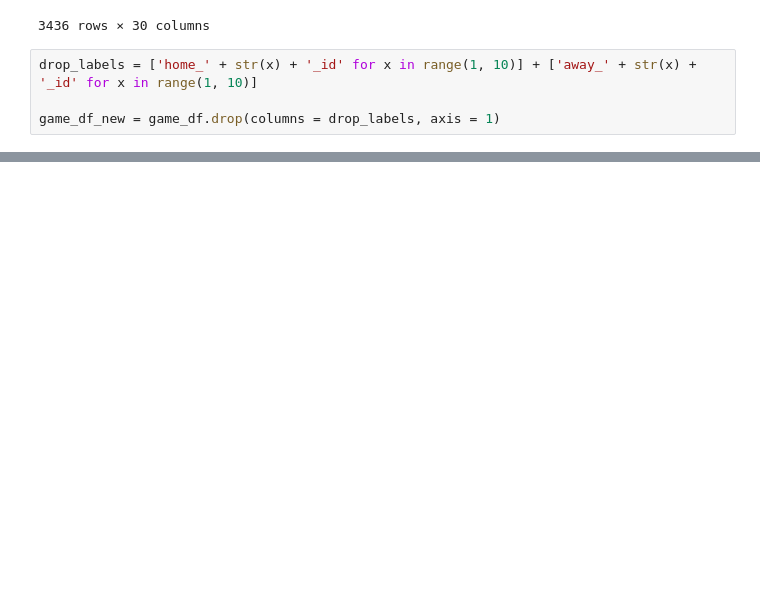
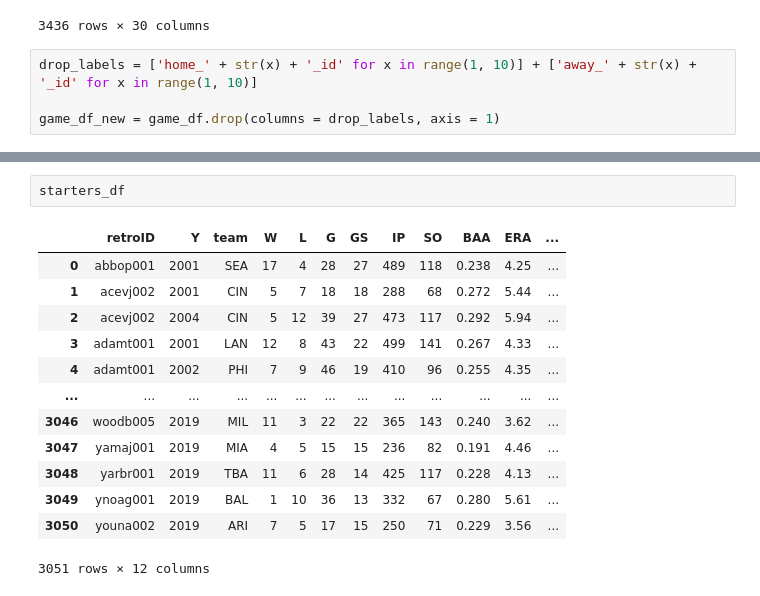
Before and after one commit to andrew-cui/mlb-game-prediction, a Jupyter notebook: data-preprocessing-eda/pitcher-hitter-integration.ipynb, the cells around one changed output, grey strips where cells are left out. Saved outputs shown, nothing was run; the diff lists cells and outputs as text; blank space fills up the shorter version.

```diff
--- a/data-preprocessing-eda/pitcher-hitter-integration.ipynb
+++ b/data-preprocessing-eda/pitcher-hitter-integration.ipynb
@@ -377,0 +578,16 @@ game_df_new = game_df.drop(columns = drop_labels, axis = 1)
+# %%
+starters_df
+# %% [output]
+|  | retroID | Y | team | W | L | G | GS | IP | SO | BAA | ERA | ... |
+| 0 | abbop001 | 2001 | SEA | 17 | 4 | 28 | 27 | 489 | 118 | 0.238 | 4.25 | ... |
+| 1 | acevj002 | 2001 | CIN | 5 | 7 | 18 | 18 | 288 | 68 | 0.272 | 5.44 | ... |
+| 2 | acevj002 | 2004 | CIN | 5 | 12 | 39 | 27 | 473 | 117 | 0.292 | 5.94 | ... |
+| 3 | adamt001 | 2001 | LAN | 12 | 8 | 43 | 22 | 499 | 141 | 0.267 | 4.33 | ... |
+| 4 | adamt001 | 2002 | PHI | 7 | 9 | 46 | 19 | 410 | 96 | 0.255 | 4.35 | ... |
+| ... | ... | ... | ... | ... | ... | ... | ... | ... | ... | ... | ... | ... |
+| 3046 | woodb005 | 2019 | MIL | 11 | 3 | 22 | 22 | 365 | 143 | 0.240 | 3.62 | ... |
+| 3047 | yamaj001 | 2019 | MIA | 4 | 5 | 15 | 15 | 236 | 82 | 0.191 | 4.46 | ... |
+| 3048 | yarbr001 | 2019 | TBA | 11 | 6 | 28 | 14 | 425 | 117 | 0.228 | 4.13 | ... |
+| 3049 | ynoag001 | 2019 | BAL | 1 | 10 | 36 | 13 | 332 | 67 | 0.280 | 5.61 | ... |
+| 3050 | youna002 | 2019 | ARI | 7 | 5 | 17 | 15 | 250 | 71 | 0.229 | 3.56 | ... |
+3051 rows × 12 columns
```
Also changed, not shown: parts of 25 cells of this notebook, 2 other files.
